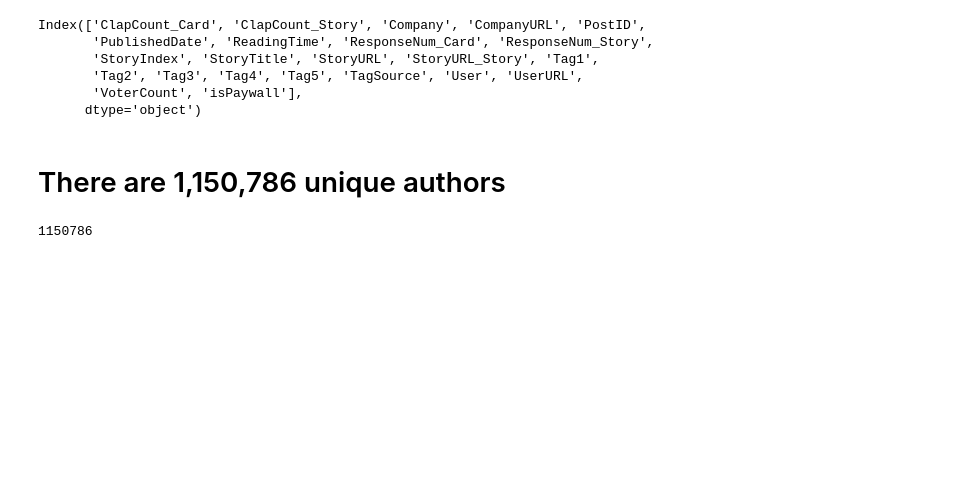
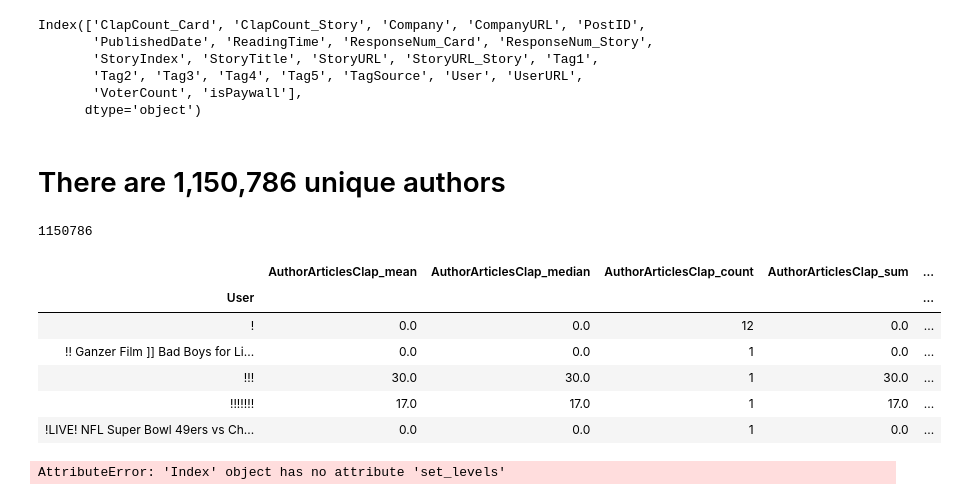
Before and after one commit to leungjch/medium-data-mining, a Jupyter notebook: Story_GetAuthorFeatures.ipynb, the cells around one changed output. Drawn from its saved outputs; the diff is of its cells as text; code cells hidden in the pictures; blank space fills up the shorter version.

```diff
--- a/Story_GetAuthorFeatures.ipynb
+++ b/Story_GetAuthorFeatures.ipynb
@@ -23,10 +23,22 @@ Index(['ClapCount_Card', 'ClapCount_Story', 'Company', 'CompanyURL', 'PostID',
        'VoterCount', 'isPaywall'],
       dtype='object')
 # %%
-authorStats = data[['ClapCount_Story', "ResponseNum_Story", "ReadingTime", "VoterCount", "isPaywall"]].groupby(data["User"]).agg(['mean', 'median', 'count', 'sum'])
+authorStats = data[['ClapCount_Story', "ResponseNum_Story", "VoterCount", "isPaywall"]].groupby(data["User"]).agg(['mean', 'median', 'count', 'sum'])
 # %% [markdown]
 # There are 1,150,786 unique authors
-# %%
-len(authorStats)
-# %% [output]
-1150786
+# %%
+print(len(authorStats))
+display(authorStats.head())
+authorStats.columns.set_levels(['AuthorArticlesClap', 'AuthorArticlesResponse', 'AuthorArticlesVoter', 'AuthorArticlesisPaywall'],level=0,inplace=True)
+authorStats.columns = ['_'.join(col).strip() for col in authorStats.columns.values]
+# authorStats.iloc[300]
+# %% [output]
+1150786
+|  | AuthorArticlesClap_mean | AuthorArticlesClap_median | AuthorArticlesClap_count | AuthorArticlesClap_sum | ... |
+| User |  |  |  |  | ... |
+| ! | 0.0 | 0.0 | 12 | 0.0 | ... |
+| !! Ganzer Film ]] Bad Boys for Li... | 0.0 | 0.0 | 1 | 0.0 | ... |
+| !!! | 30.0 | 30.0 | 1 | 30.0 | ... |
+| !!!!!!! | 17.0 | 17.0 | 1 | 17.0 | ... |
+| !LIVE! NFL Super Bowl 49ers vs Ch... | 0.0 | 0.0 | 1 | 0.0 | ... |
+AttributeError: 'Index' object has no attribute 'set_levels'
```
Also changed, not shown: parts of 1 cell of this notebook, 3 other files.
